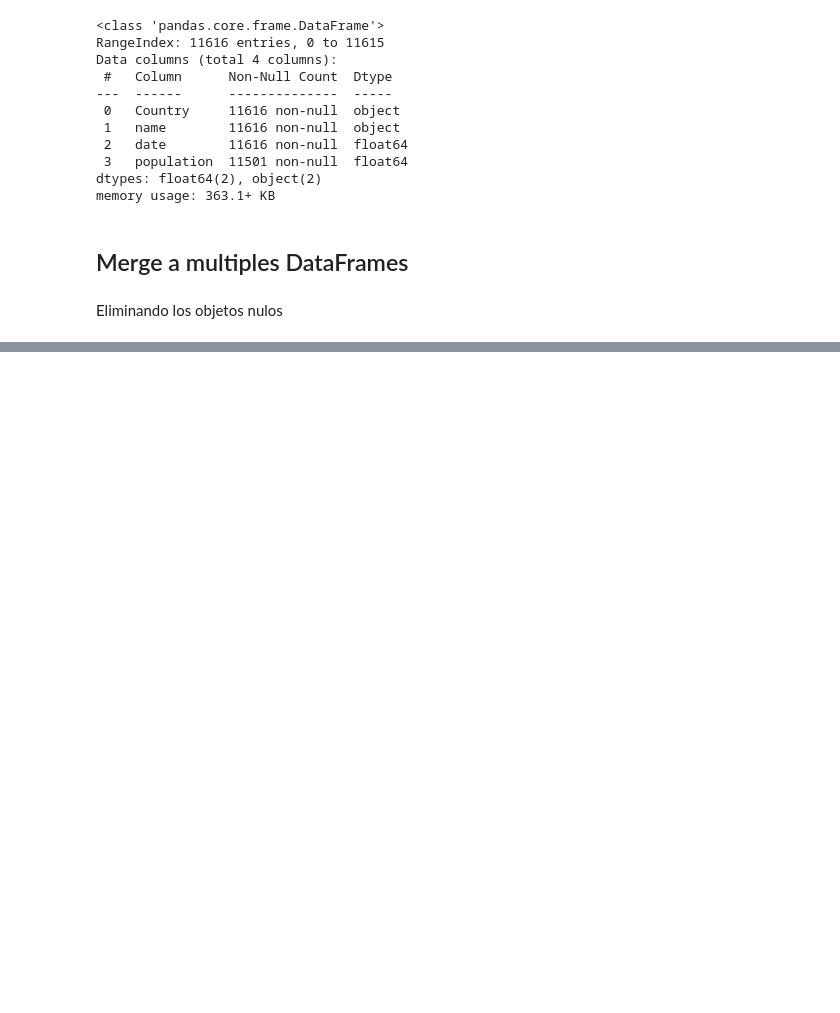
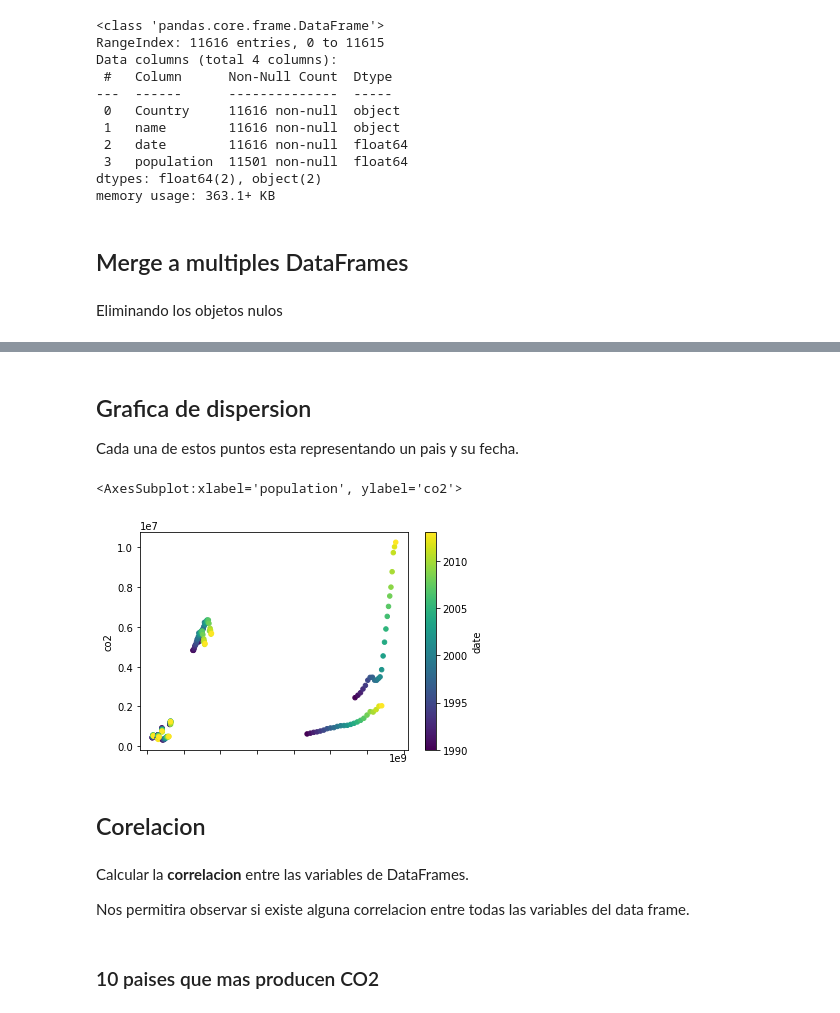
Before and after one commit to OscarABazanez/Manipulacion-y-Analisis-de-Datos-con-Pandas, a Jupyter notebook: rutina-tipica0manejo-de-datos.ipynb, the cells around one changed output, grey strips where cells are left out. Saved outputs shown, nothing was run; the diff lists cells and outputs as text; code cells hidden in the pictures; blank space fills up the shorter version.

```diff
--- a/rutina-tipica0manejo-de-datos.ipynb
+++ b/rutina-tipica0manejo-de-datos.ipynb
@@ -396,0 +368,3 @@ df_merge.dropna()
+# %%
+df_climate = df_merge.dropna()
+df_climate
@@ -396,0 +416,3 @@ df_merge.dropna()
+# %%
+df_max_co2 = df_climate[df_climate['Country'].isin(['North America', 'United States', 'China', 'Japan', 'India', 'Germany','United Kingdom', 'Canada', 'Italy', 'Mexico'])]
+df_max_co2
@@ -396,0 +433,21 @@ df_merge.dropna()
+# %% [markdown]
+## Grafica de dispersion
+Cada una de estos puntos esta representando un pais y su fecha.
+# %%
+df_max_co2.set_index('Country').plot.scatter(
+    x='population',
+    y='co2',
+    c='date',
+    colormap='viridis'
+)
+# %% [output]
+<AxesSubplot:xlabel='population', ylabel='co2'>
+[figure, added]
+# %% [markdown]
+## Corelacion
+# %% [markdown]
+Calcular la **correlacion** entre las variables de DataFrames.
+
+Nos permitira observar si existe alguna correlacion entre todas las variables del data frame.
+# %% [markdown]
+### 10 paises que mas producen CO2
```
Also changed, not shown: parts of 20 cells of this notebook.
